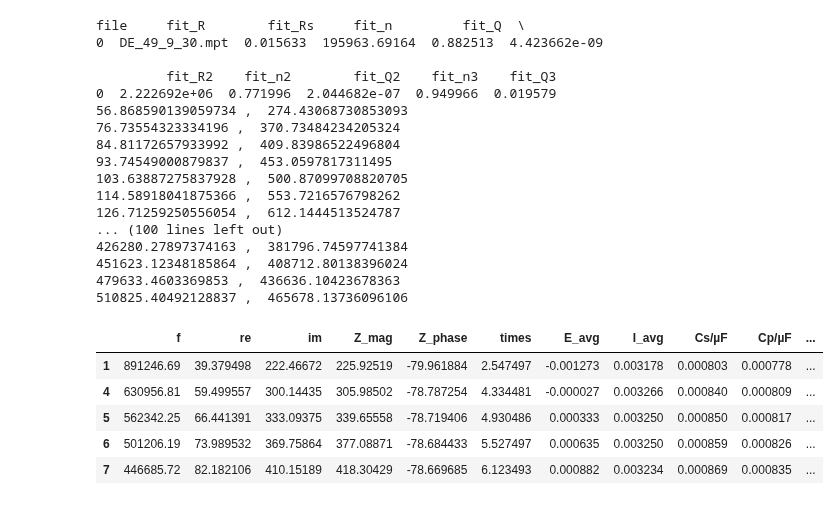
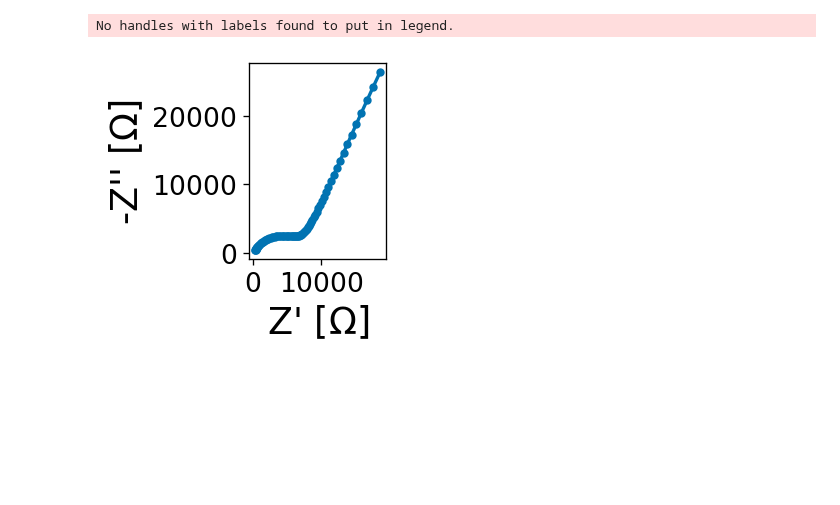
Before and after one commit to WildcatDiscovery/EIS_Manager, a Jupyter notebook: utils/test.ipynb, the cells around one changed output. Saved outputs shown, nothing was run; the diff lists cells and outputs as text; code cells hidden in the pictures; blank space fills up the shorter version.

```diff
--- a/utils/test.ipynb
+++ b/utils/test.ipynb
@@ -16,36 +14,8 @@ mpt.df_raw.head()
-# %%
-for i in bad_inds:
-    mpt.df[0] = mpt.df[0].drop(i)
-print(mpt.guesser())
-for i in mpt.circuit_fit[0]:
-        print(i.real, ", ", -i.imag)
-# %% [output]
-file     fit_R        fit_Rs     fit_n         fit_Q  \
-0  DE_49_9_30.mpt  0.015633  195963.69164  0.882513  4.423662e-09
-
-         fit_R2    fit_n2        fit_Q2    fit_n3    fit_Q3
-0  2.222692e+06  0.771996  2.044682e-07  0.949966  0.019579
-56.868590139059734 ,  274.43068730853093
-76.73554323334196 ,  370.73484234205324
-84.81172657933992 ,  409.83986522496804
-93.74549000879837 ,  453.0597817311495
-103.63887275837928 ,  500.87099708820705
-114.58918041875366 ,  553.7216576798262
-126.71259250556054 ,  612.1444513524787
-... (100 lines left out)
-426280.27897374163 ,  381796.74597741384
-451623.12348185864 ,  408712.80138396024
-479633.4603369853 ,  436636.10423678363
-510825.40492128837 ,  465678.13736096106
-# %%
-mpt.df[0].head()
-# %% [output]
-|  | f | re | im | Z_mag | Z_phase | times | E_avg | I_avg | Cs/µF | Cp/µF | ... |
-| 1 | 891246.69 | 39.379498 | 222.46672 | 225.92519 | -79.961884 | 2.547497 | -0.001273 | 0.003178 | 0.000803 | 0.000778 | ... |
-| 4 | 630956.81 | 59.499557 | 300.14435 | 305.98502 | -78.787254 | 4.334481 | -0.000027 | 0.003266 | 0.000840 | 0.000809 | ... |
-| 5 | 562342.25 | 66.441391 | 333.09375 | 339.65558 | -78.719406 | 4.930486 | 0.000333 | 0.003250 | 0.000850 | 0.000817 | ... |
-| 6 | 501206.19 | 73.989532 | 369.75864 | 377.08871 | -78.684433 | 5.527497 | 0.000635 | 0.003250 | 0.000859 | 0.000826 | ... |
-| 7 | 446685.72 | 82.182106 | 410.15189 | 418.30429 | -78.669685 | 6.123493 | 0.000882 | 0.003234 | 0.000869 | 0.000835 | ... |
+# %%
+mpt.mpt_plot()
+# %% [output]
+No handles with labels found to put in legend.
+[figure, added]
 # %%
 mpt.guesser()
 # %% [output]
```
Also changed, not shown: parts of 8 cells of this notebook, 16 other files.
